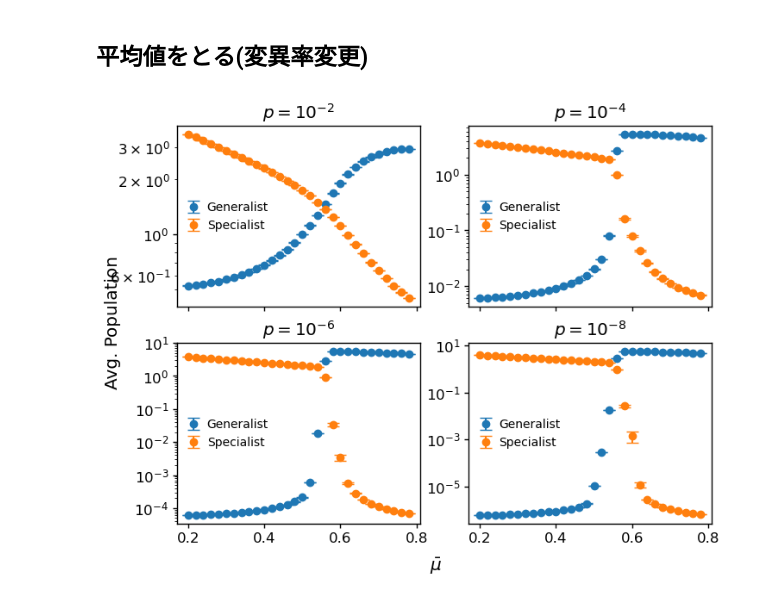
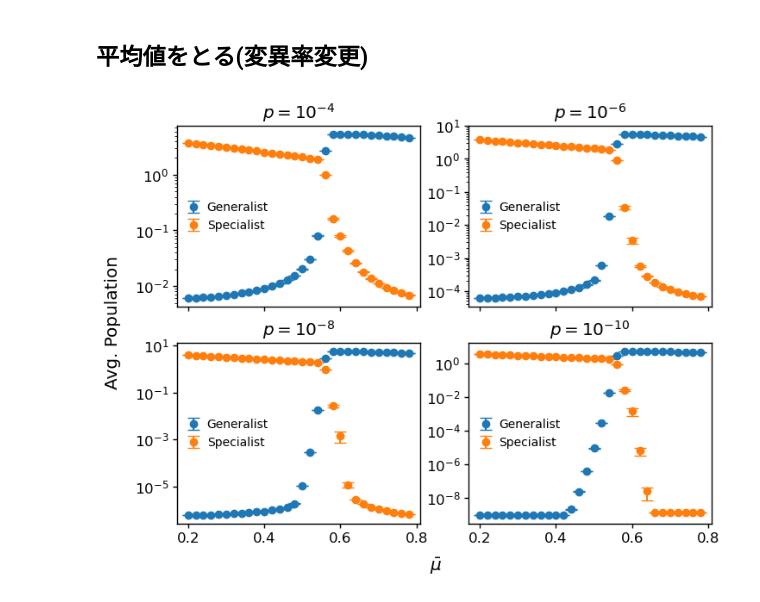
Before and after one commit to niimi-213/PopulationDynamicsGS, a Jupyter notebook: scripts/3SpeciesSimulation.ipynb, the cells around one changed output. Drawn from its saved outputs; the diff is of its cells as text; code cells hidden in the pictures.

```diff
--- a/scripts/3SpeciesSimulation.ipynb
+++ b/scripts/3SpeciesSimulation.ipynb
@@ -429,7 +429,7 @@ plt.show()
 env_change_num=500
 tauList = np.full(env_change_num,100)
 fig,ax = plt.subplots(2,2,sharex=True,sharey=False,figsize=(8,6))
-ps = [10**(-2),10**(-4),10**(-6),10**(-8)]
+ps = [10**(-4),10**(-6),10**(-8),10**(-10)]
 for x in range(4):
     g = []
     gv = []
@@ -472,32 +472,32 @@ for x in range(4):
             gamma = a*np.exp(b*mu)
             X_0 = np.zeros(n)
             for i in range(n):
                 X_0[i] = 1
 
             N,_,N_mean,tau_course = Simulation(n, E, mu, gamma, A, X_0, 10, tauList, env_change_num,threshold=10**(-8))
             nm = np.array(tau_course[-300:-1])@N_mean[-300:-1,:]/sum(tau_course[-300:-1])
             rg = (mu[1][0]+mu[1][1])/(gamma[1][0]+gamma[1][1])
             rs = (mu[0][0]+mu[0][1])/(gamma[0][0]+gamma[0][1])
             sample_g.append(nm[1])
             sample_s.append((nm[0]+nm[2])/2)
         g.append(np.mean(sample_g))
         gv.append(np.std(sample_g, ddof=1)/ np.sqrt(sample_num))
         s2.append(np.mean(sample_s))
         s2v.append(np.std(sample_s, ddof=1)/ np.sqrt(sample_num))
         #ratio.append(rg/rs)
     #結果の描画
-    pe = [r"$p=10^{-2}$",r"$p=10^{-4}$",r"$p=10^{-6}$",r"$p=10^{-8}$"][x]
+    pe = [r"$p=10^{-4}$",r"$p=10^{-6}$",r"$p=10^{-8}$",r"$p=10^{-10}$"][x]
     ax[x//2][x%2].set_title(pe)
     ax[x//2][x%2].errorbar(mu_mean_list, g, yerr = gv, capsize=5, fmt='o',c = "tab:blue")
     ax[x//2][x%2].errorbar(mu_mean_list, s2, yerr = s2v, capsize=5,fmt='o',c = "tab:orange")
 
 
     #ax[x//2][x%2].set_xlabel(r"$b$")
     ax[x//2][x%2].set_yscale("log")
     #ax[x//2][x%2].set_ylabel("Avg. Population")
     ax[x//2][x%2].legend(["Generalist","Specialist"],frameon=False,fontsize=10,loc = "center left",borderaxespad=0,handletextpad=0.1)
 fig.supxlabel(r"$\bar{\mu}$")
 fig.supylabel("Avg. Population")
 plt.show()
 # %% [output]
-[figure, old version]
+[figure, new version]
```
Also changed, not shown: parts of 5 cells of this notebook.
